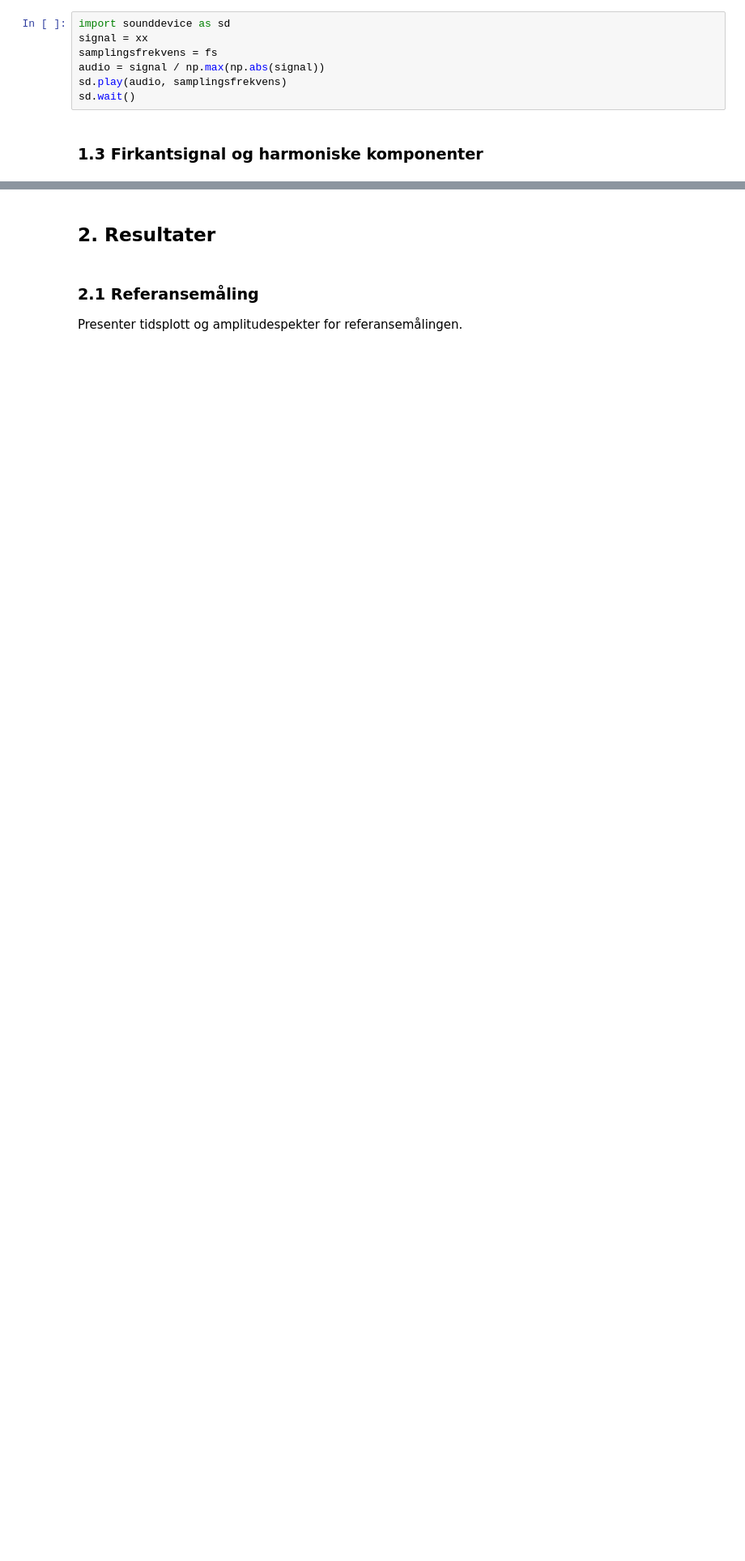
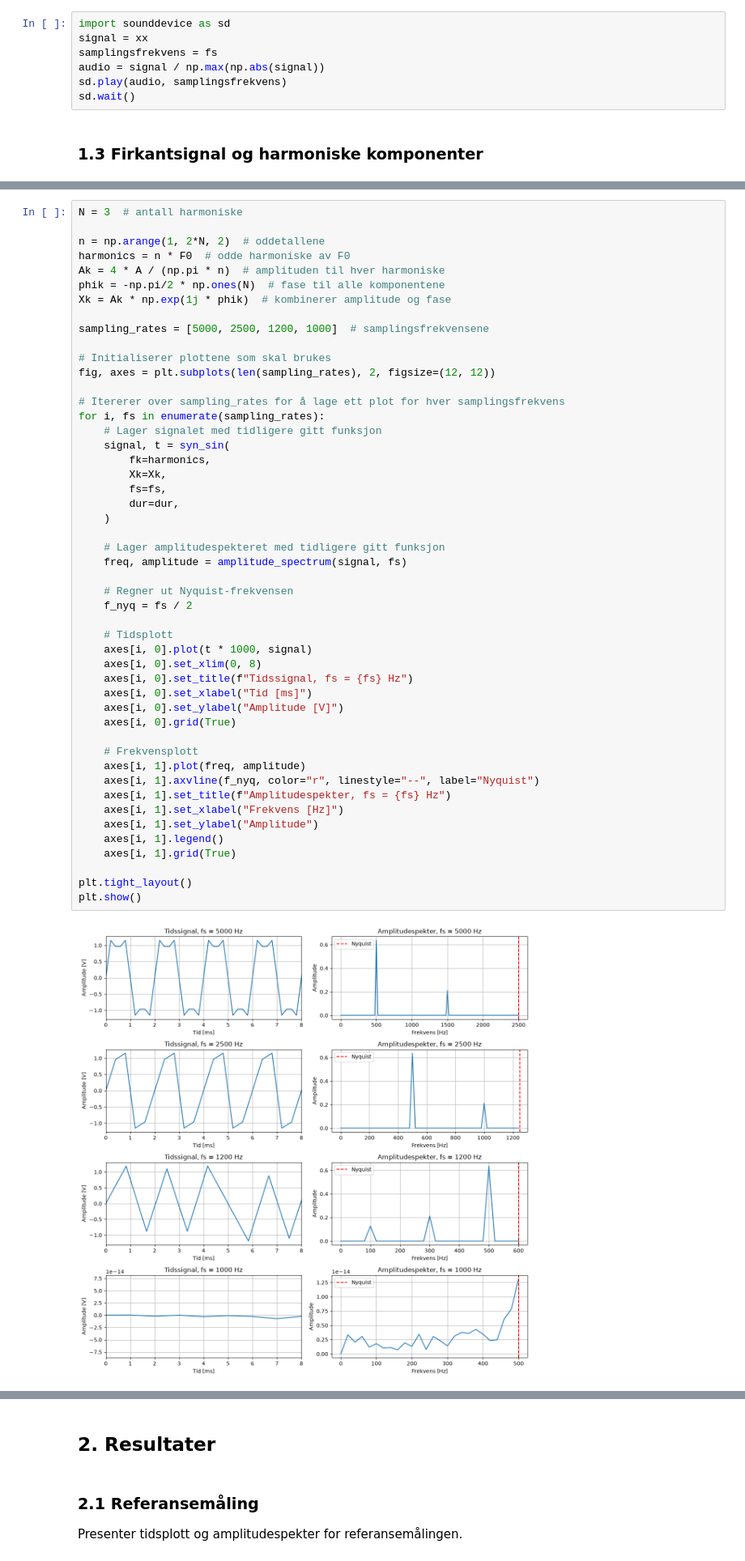
Before and after one commit to andrevdal/PHYS116_lab1, a Jupyter notebook: lab1_rapport.ipynb, the cells around one changed output, grey strips where cells are left out. Shown at 81% size. Saved outputs shown, nothing was run; the diff lists cells and outputs as text; blank space fills up the shorter version.

```diff
--- a/lab1_rapport.ipynb
+++ b/lab1_rapport.ipynb
@@ -215,0 +314,51 @@ Xk = ... #kombiner amplitude og fase
+# %%
+N = 3  # antall harmoniske
+
+n = np.arange(1, 2*N, 2)  # oddetallene
+harmonics = n * F0  # odde harmoniske av F0
+Ak = 4 * A / (np.pi * n)  # amplituden til hver harmoniske
+phik = -np.pi/2 * np.ones(N)  # fase til alle komponentene
+Xk = Ak * np.exp(1j * phik)  # kombinerer amplitude og fase
+
+sampling_rates = [5000, 2500, 1200, 1000]  # samplingsfrekvensene
+
+# Initialiserer plottene som skal brukes
+fig, axes = plt.subplots(len(sampling_rates), 2, figsize=(12, 12))
+
+# Itererer over sampling_rates for å lage ett plot for hver samplingsfrekvens
+for i, fs in enumerate(sampling_rates):
+    # Lager signalet med tidligere gitt funksjon
+    signal, t = syn_sin(
+        fk=harmonics,
+        Xk=Xk,
+        fs=fs,
+        dur=dur,
+    )
+
+    # Lager amplitudespekteret med tidligere gitt funksjon
+    freq, amplitude = amplitude_spectrum(signal, fs)
+
+    # Regner ut Nyquist-frekvensen
+    f_nyq = fs / 2
+
+    # Tidsplott
+    axes[i, 0].plot(t * 1000, signal)
+    axes[i, 0].set_xlim(0, 8)
+    axes[i, 0].set_title(f"Tidssignal, fs = {fs} Hz")
+    axes[i, 0].set_xlabel("Tid [ms]")
+    axes[i, 0].set_ylabel("Amplitude [V]")
+    axes[i, 0].grid(True)
+
+    # Frekvensplott
+    axes[i, 1].plot(freq, amplitude)
+    axes[i, 1].axvline(f_nyq, color="r", linestyle="--", label="Nyquist")
+    axes[i, 1].set_title(f"Amplitudespekter, fs = {fs} Hz")
+    axes[i, 1].set_xlabel("Frekvens [Hz]")
+    axes[i, 1].set_ylabel("Amplitude")
+    axes[i, 1].legend()
+    axes[i, 1].grid(True)
+
+plt.tight_layout()
+plt.show()
+# %% [output]
+[figure, added]
```
Also changed, not shown: parts of 6 cells of this notebook.
